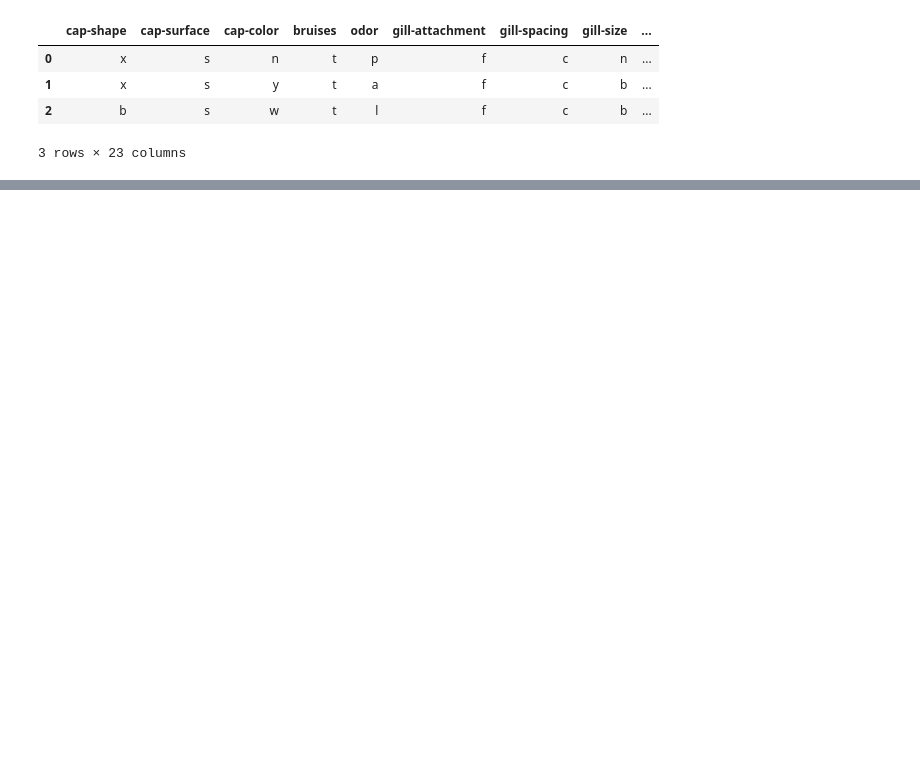
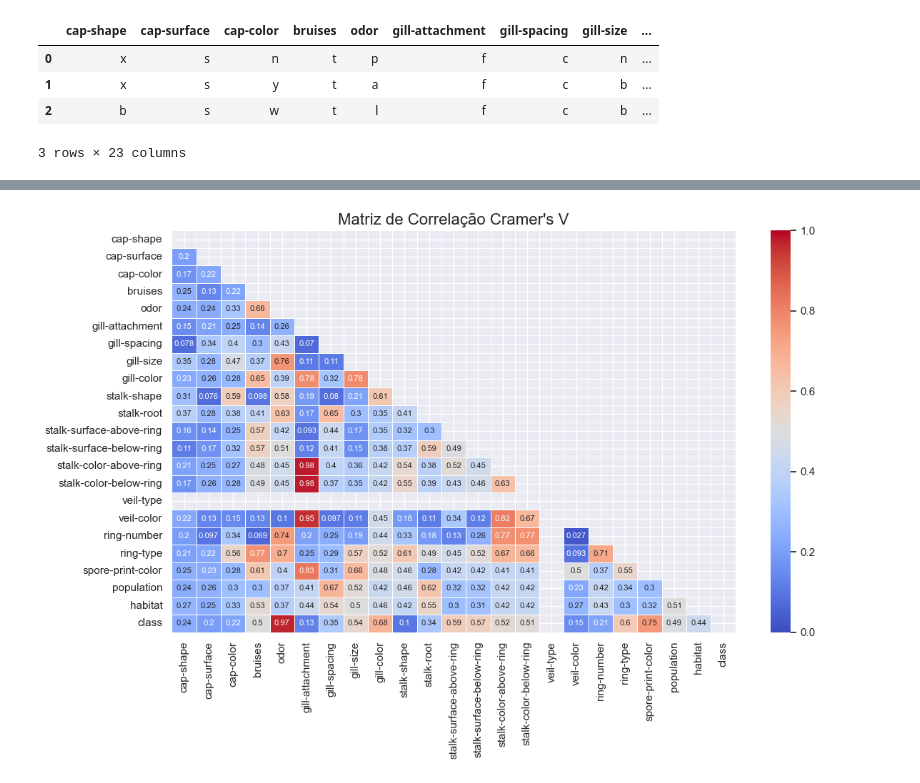
Before and after one commit to flima3/ufrn-imd3002-aprendizado-de-maquina-supervisionado, a Jupyter notebook: poisonous-mushrooms/notebooks/eda.ipynb, the cells around one changed output, grey strips where cells are left out. Saved outputs shown, nothing was run; the diff lists cells and outputs as text; code cells hidden in the pictures; blank space fills up the shorter version.

```diff
--- a/poisonous-mushrooms/notebooks/eda.ipynb
+++ b/poisonous-mushrooms/notebooks/eda.ipynb
@@ -95,0 +100,24 @@ df = df.drop(columns=['stalk-root'])
+# %%
+# Cria matriz de correlação usando Cramer's V
+features = df.columns.tolist()
+cramers_v_matrix = pd.DataFrame(index=features, columns=features)
+
+for i in features:
+    for j in features:
+        if i == j:
+            cramers_v_matrix.loc[i, j] = 1.0
+        else:
+            cramers_v_matrix.loc[i, j] = cramers_v(df[i], df[j])
+
+# Converte para valores numéricos
+cramers_v_matrix = cramers_v_matrix.astype(float)
+
+# Visualização da matriz
+plt.figure(figsize=(12, 8))
+mask = np.triu(cramers_v_matrix)
+sns.heatmap(cramers_v_matrix, annot=True, cmap='coolwarm', linewidths=0.5, mask=mask, vmax=1, vmin=0, annot_kws={'fontsize': 8})
+plt.title('Matriz de Correlação Cramer\'s V', fontsize=16)
+plt.tight_layout()
+plt.show()
+# %% [output]
+[figure, added]
```
Also changed, not shown: parts of 12 cells of this notebook, 4 other files.
